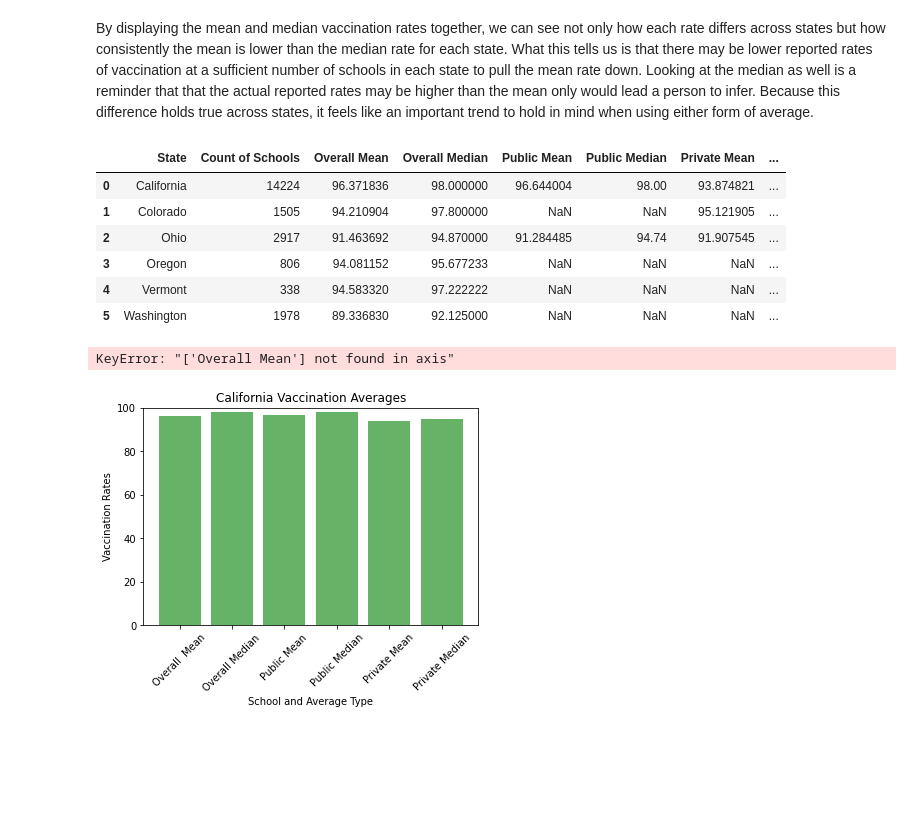
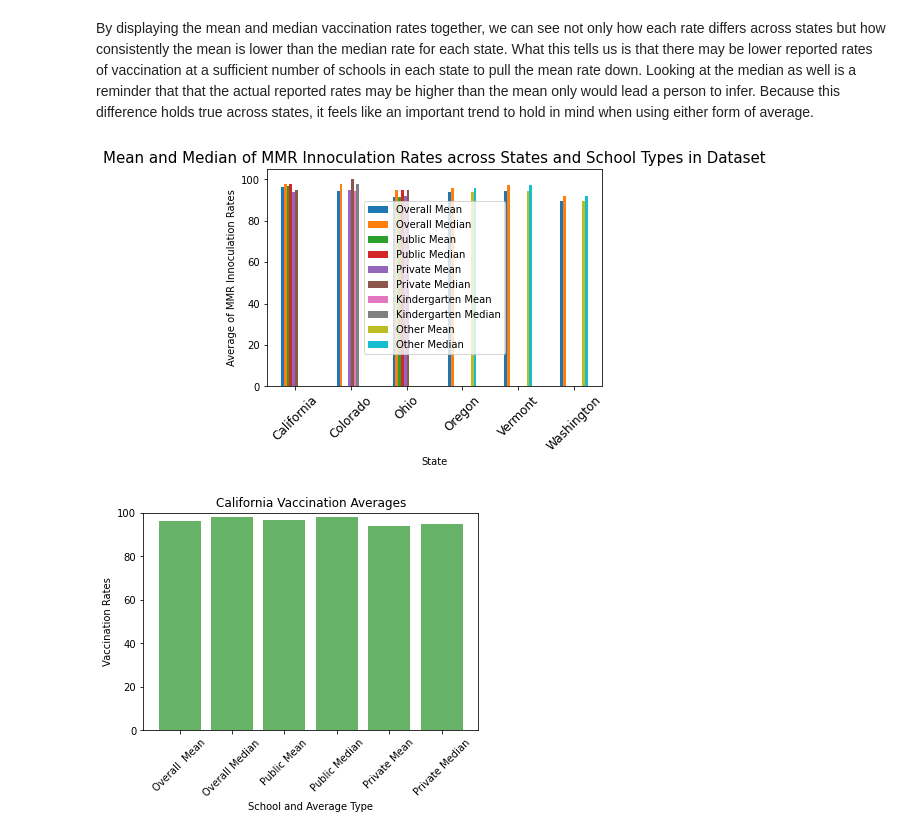
Before and after one commit to mel-c-lowe/UMN_Bootcamp_Project_One, a Jupyter notebook: MMR Vaccinations Trends.ipynb, the cells around one changed output. Saved outputs shown, nothing was run; the diff lists cells and outputs as text; code cells hidden in the pictures; blank space fills up the shorter version.

Commit message:
Discovered suspected deleted cell. Trying to recreate grouped bar chart

```diff
--- a/MMR Vaccinations Trends.ipynb
+++ b/MMR Vaccinations Trends.ipynb
@@ -246,29 +246,35 @@ plt.show()
 [figure]
 # %% [markdown]
 By displaying the mean and median vaccination rates together, we can see not only how each rate differs across states but how consistently the mean is lower than the median rate for each state.  What this tells us is that there may be lower reported rates of vaccination at a sufficient number of schools in each state to pull the mean rate down.  Looking at the median as well is a reminder that that the actual reported rates may be higher than the mean only would lead a person to infer.  Because this difference holds true across states, it feels like an important trend to hold in mind when using either form of average.
-# %%
-avg_by_state
-# %% [output]
-|  | State | Count of Schools | Overall Mean | Overall Median | Public Mean | Public Median | Private Mean | ... |
-| 0 | California | 14224 | 96.371836 | 98.000000 | 96.644004 | 98.00 | 93.874821 | ... |
-| 1 | Colorado | 1505 | 94.210904 | 97.800000 | NaN | NaN | 95.121905 | ... |
-| 2 | Ohio | 2917 | 91.463692 | 94.870000 | 91.284485 | 94.74 | 91.907545 | ... |
-| 3 | Oregon | 806 | 94.081152 | 95.677233 | NaN | NaN | NaN | ... |
-| 4 | Vermont | 338 | 94.583320 | 97.222222 | NaN | NaN | NaN | ... |
-| 5 | Washington | 1978 | 89.336830 | 92.125000 | NaN | NaN | NaN | ... |
+# %%
+group_by_state = avg_by_state.drop(["Count of Schools"], axis=1)
+
+state_group_fig = group_by_state.plot.bar(rot=45)
+
+plt.ylabel("Average of MMR Innoculation Rates")
+plt.xlabel("State")
+plt.title("Mean and Median of MMR Innoculation Rates across States and School Types in Dataset", fontsize=15)
+plt.legend(loc="center")
+
+tick_locations = [value for value in x_axis]
+plt.xticks(tick_locations, states, rotation="45", fontsize=12)
+
+plt.show()
+# %% [output]
+[figure, added]
 # %%
+avg_by_state
+
 # Isolate mean and median
 median_by_state = avg_by_state.drop(columns=["Count of Schools", "Overall Mean",
                                              "Public Mean", "Kindergarten Mean",
                                              "Private Mean", "Other Mean"])
-median_by_state # Giving me shit about "Overall Mean"
+# median_by_state # Giving me shit about "Overall Mean"
 
 mean_by_state = avg_by_state.drop(columns=["Count of Schools", "Overall Median",
                                            "Public Median", "Private Median",
                                           "Kindergarten Median", "Other Median"])
-# mean_by_state
+# median_by_state
-# %% [output]
-KeyError: "['Overall Mean'] not found in axis"
 # %%
 # Look at data in groups of states
 # California only
```
Also changed, not shown: parts of 1 cell of this notebook.
